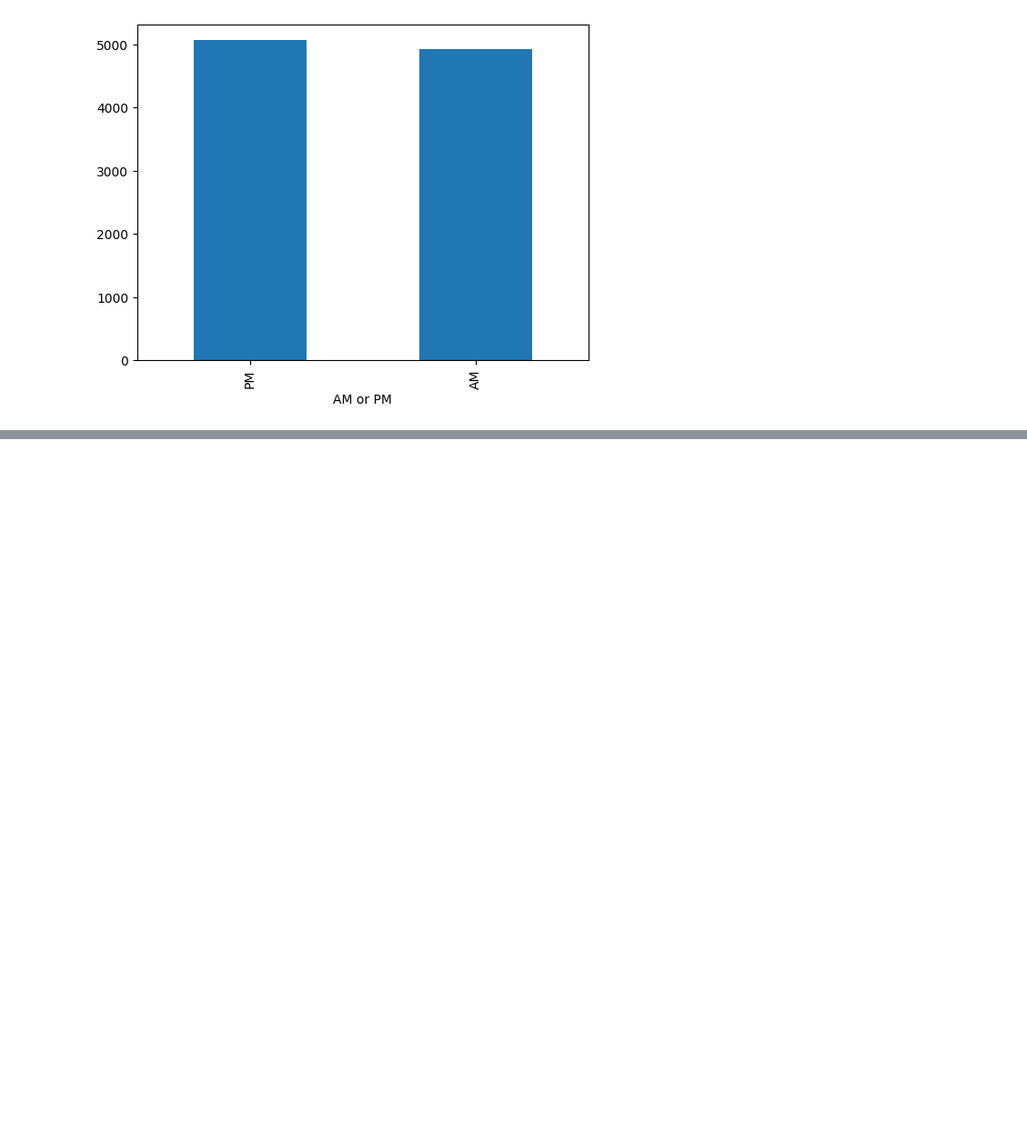
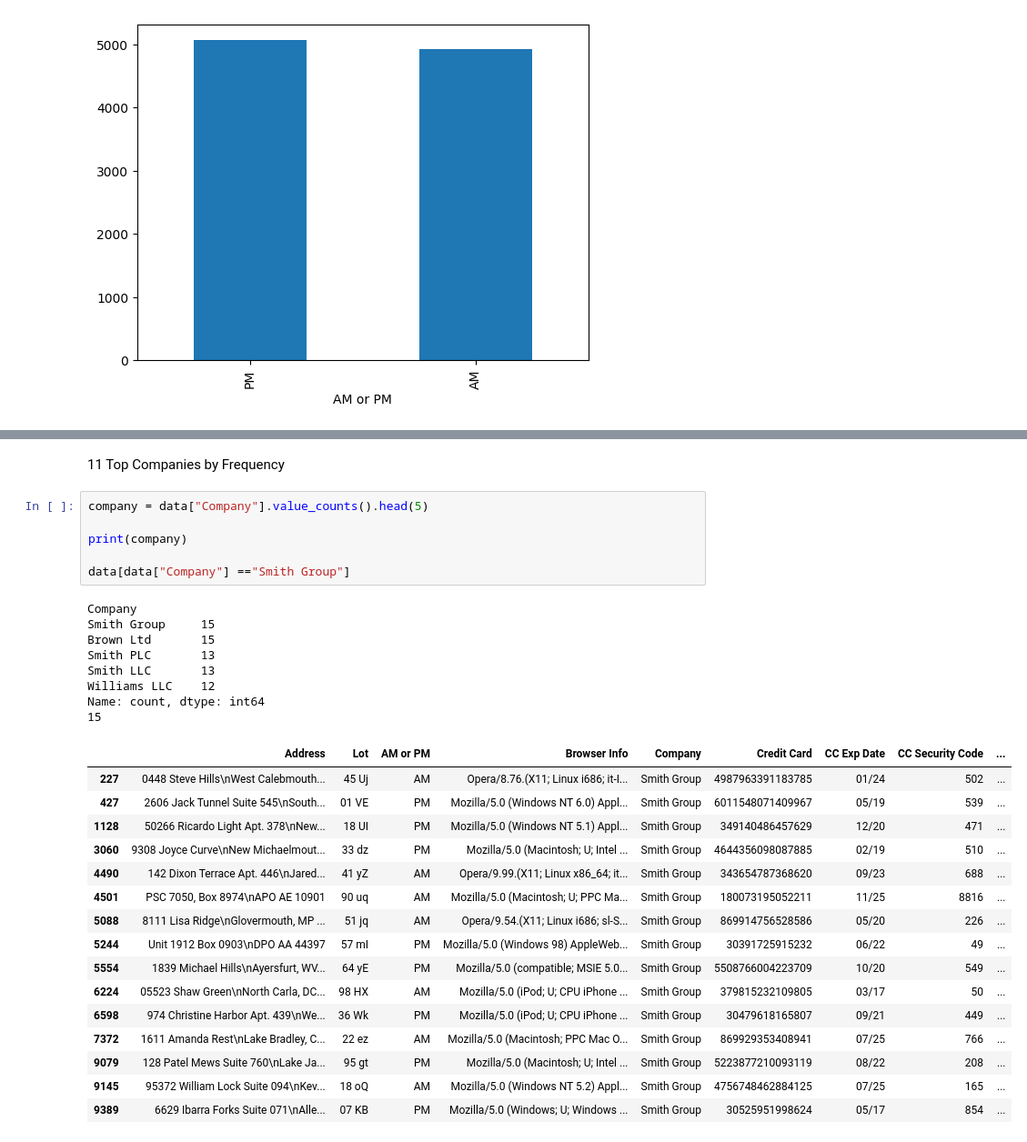
Before and after one commit to faixankh07-dvader/DATA-ANALYSIS-PYTHON-PANDAS, a Jupyter notebook: ECOMMERCE_PURCHASE/main.ipynb, the cells around one changed output, grey strips where cells are left out. Shown at 91% size. Drawn from its saved outputs; the diff is of its cells as text; blank space fills up the shorter version.

```diff
--- a/ECOMMERCE_PURCHASE/main.ipynb
+++ b/ECOMMERCE_PURCHASE/main.ipynb
@@ -217,0 +247,33 @@ plt.show()
+# %% [markdown]
+11 Top Companies by Frequency
+# %%
+company = data["Company"].value_counts().head(5)
+
+print(company)
+
+data[data["Company"] =="Smith Group"]
+# %% [output]
+Company
+Smith Group     15
+Brown Ltd       15
+Smith PLC       13
+Smith LLC       13
+Williams LLC    12
+Name: count, dtype: int64
+15
+|  | Address | Lot | AM or PM | Browser Info | Company | Credit Card | CC Exp Date | CC Security Code | ... |
+| 227 | 0448 Steve Hills\nWest Calebmouth... | 45 Uj | AM | Opera/8.76.(X11; Linux i686; it-I... | Smith Group | 4987963391183785 | 01/24 | 502 | ... |
+| 427 | 2606 Jack Tunnel Suite 545\nSouth... | 01 VE | PM | Mozilla/5.0 (Windows NT 6.0) Appl... | Smith Group | 6011548071409967 | 05/19 | 539 | ... |
+| 1128 | 50266 Ricardo Light Apt. 378\nNew... | 18 UI | PM | Mozilla/5.0 (Windows NT 5.1) Appl... | Smith Group | 349140486457629 | 12/20 | 471 | ... |
+| 3060 | 9308 Joyce Curve\nNew Michaelmout... | 33 dz | PM | Mozilla/5.0 (Macintosh; U; Intel ... | Smith Group | 4644356098087885 | 02/19 | 510 | ... |
+| 4490 | 142 Dixon Terrace Apt. 446\nJared... | 41 yZ | AM | Opera/9.99.(X11; Linux x86_64; it... | Smith Group | 343654787368620 | 09/23 | 688 | ... |
+| 4501 | PSC 7050, Box 8974\nAPO AE 10901 | 90 uq | AM | Mozilla/5.0 (Macintosh; U; PPC Ma... | Smith Group | 180073195052211 | 11/25 | 8816 | ... |
+| 5088 | 8111 Lisa Ridge\nGlovermouth, MP ... | 51 jq | AM | Opera/9.54.(X11; Linux i686; sl-S... | Smith Group | 869914756528586 | 05/20 | 226 | ... |
+| 5244 | Unit 1912 Box 0903\nDPO AA 44397 | 57 mI | PM | Mozilla/5.0 (Windows 98) AppleWeb... | Smith Group | 30391725915232 | 06/22 | 49 | ... |
+| 5554 | 1839 Michael Hills\nAyersfurt, WV... | 64 yE | PM | Mozilla/5.0 (compatible; MSIE 5.0... | Smith Group | 5508766004223709 | 10/20 | 549 | ... |
+| 6224 | 05523 Shaw Green\nNorth Carla, DC... | 98 HX | AM | Mozilla/5.0 (iPod; U; CPU iPhone ... | Smith Group | 379815232109805 | 03/17 | 50 | ... |
+| 6598 | 974 Christine Harbor Apt. 439\nWe... | 36 Wk | PM | Mozilla/5.0 (iPod; U; CPU iPhone ... | Smith Group | 30479618165807 | 09/21 | 449 | ... |
+| 7372 | 1611 Amanda Rest\nLake Bradley, C... | 22 ez | AM | Mozilla/5.0 (Macintosh; PPC Mac O... | Smith Group | 869929353408941 | 07/25 | 766 | ... |
+| 9079 | 128 Patel Mews Suite 760\nLake Ja... | 95 gt | PM | Mozilla/5.0 (Macintosh; U; Intel ... | Smith Group | 5223877210093119 | 08/22 | 208 | ... |
+| 9145 | 95372 William Lock Suite 094\nKev... | 18 oQ | AM | Mozilla/5.0 (Windows NT 5.2) Appl... | Smith Group | 4756748462884125 | 07/25 | 165 | ... |
+| 9389 | 6629 Ibarra Forks Suite 071\nAlle... | 07 KB | PM | Mozilla/5.0 (Windows; U; Windows ... | Smith Group | 30525951998624 | 05/17 | 854 | ... |
```
Also changed, not shown: parts of 4 cells of this notebook.
